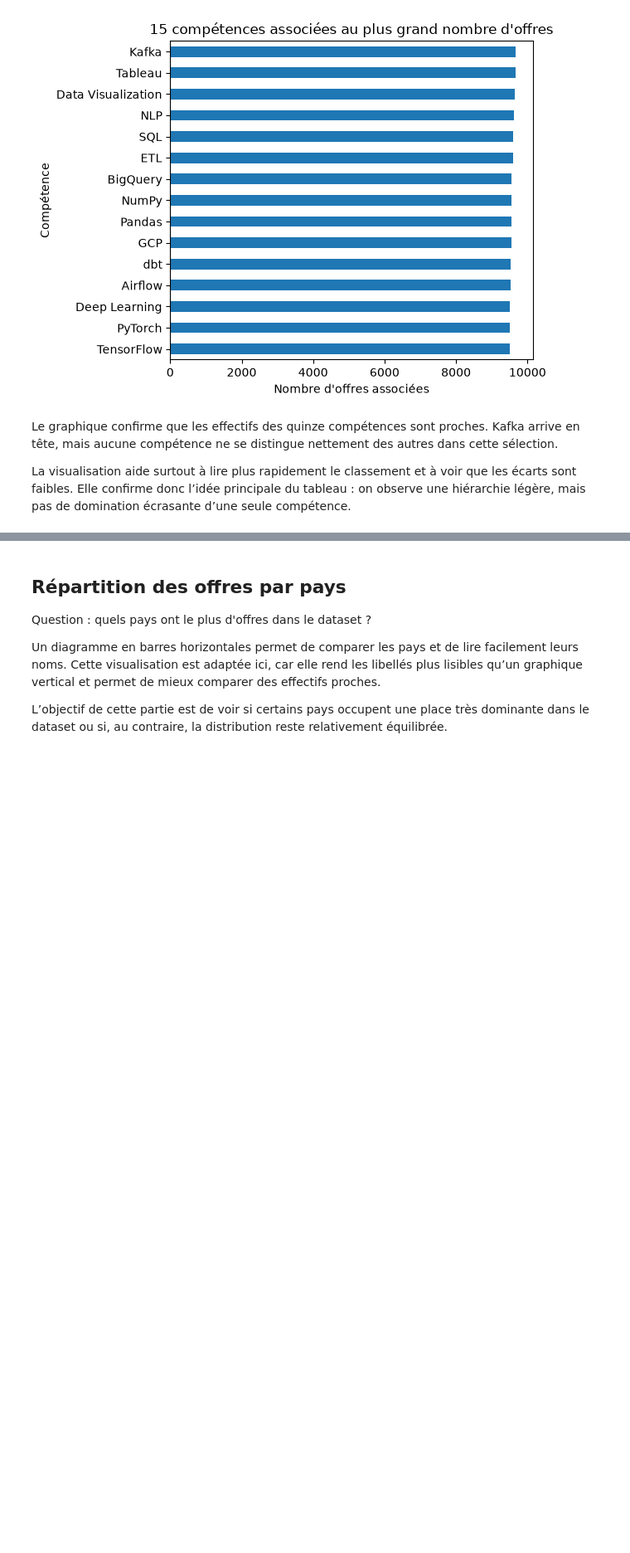
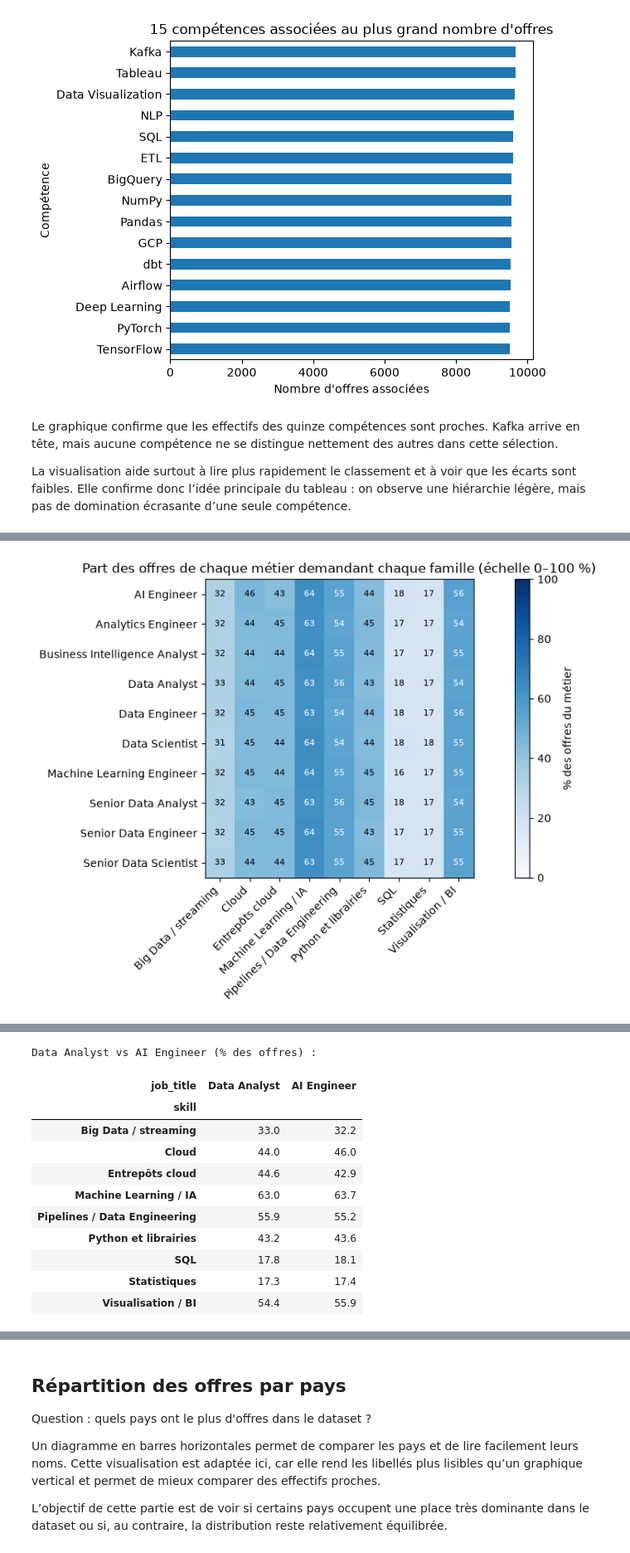
Before and after one commit to cremeliaondagui26-cloud/JobMatch, a Jupyter notebook: notebooks/EDA.ipynb, the cells around one changed output, grey strips where cells are left out. Shown at 83% size. Drawn from its saved outputs; the diff is of its cells as text; code cells hidden in the pictures; blank space fills up the shorter version.

```diff
--- a/notebooks/EDA.ipynb
+++ b/notebooks/EDA.ipynb
@@ -505,0 +780,33 @@ La visualisation aide surtout à lire plus rapidement le classement et à voir q
+# %%
+familles_metier = skill_prevalence(offres, familles_offres, "job_title")
+display(familles_metier.round(1))
+
+fig, ax = plt.subplots(figsize=(11, 6))
+image = ax.imshow(familles_metier.to_numpy(), cmap="Blues", vmin=0, vmax=100)
+ax.set_xticks(range(familles_metier.shape[1]), familles_metier.columns, rotation=45, ha="right")
+ax.set_yticks(range(familles_metier.shape[0]), familles_metier.index)
+for (ligne, colonne), valeur in np.ndenumerate(familles_metier.to_numpy()):
+    ax.text(colonne, ligne, f"{valeur:.0f}", ha="center", va="center", fontsize=8,
+            color="white" if valeur > 50 else "black")
+fig.colorbar(image, ax=ax, label="% des offres du métier")
+ax.set_title("Part des offres de chaque métier demandant chaque famille (échelle 0–100 %)")
+plt.tight_layout()
+plt.show()
+
+lignes = []
+for famille in familles_metier.columns:
+    demande = offres.job_id.isin(familles_offres.loc[familles_offres.skill.eq(famille), "job_id"])
+    tableau = pd.crosstab(offres.job_title, demande)
+    chi2, p_value = chi2_contingency(tableau)[:2]
+    lignes.append({"famille": famille,
+                   "min_pct": familles_metier[famille].min(), "max_pct": familles_metier[famille].max(),
+                   "ecart_points": familles_metier[famille].max() - familles_metier[famille].min(),
+                   "V_cramer": np.sqrt(chi2 / tableau.to_numpy().sum()),
+                   "p_value": p_value})
+tests_familles = pd.DataFrame(lignes).set_index("famille").sort_values("p_value")
+tests_familles["significatif_apres_correction"] = tests_familles.p_value < 0.05 / len(tests_familles)
+display(tests_familles.round(3))
+
+print("Data Analyst vs AI Engineer (% des offres) :")
+display(familles_metier.loc[["Data Analyst", "AI Engineer"]].T.round(1))
+# %% [output]
@@ -505,0 +825 @@ La visualisation aide surtout à lire plus rapidement le classement et à voir q
+[figure, added]
@@ -505,0 +837,12 @@ La visualisation aide surtout à lire plus rapidement le classement et à voir q
+Data Analyst vs AI Engineer (% des offres) :
+| job_title | Data Analyst | AI Engineer |
+| skill |  |  |
+| Big Data / streaming | 33.0 | 32.2 |
+| Cloud | 44.0 | 46.0 |
+| Entrepôts cloud | 44.6 | 42.9 |
+| Machine Learning / IA | 63.0 | 63.7 |
+| Pipelines / Data Engineering | 55.9 | 55.2 |
+| Python et librairies | 43.2 | 43.6 |
+| SQL | 17.8 | 18.1 |
+| Statistiques | 17.3 | 17.4 |
+| Visualisation / BI | 54.4 | 55.9 |
```
Also changed, not shown: parts of 37 cells of this notebook, 10 other files.
